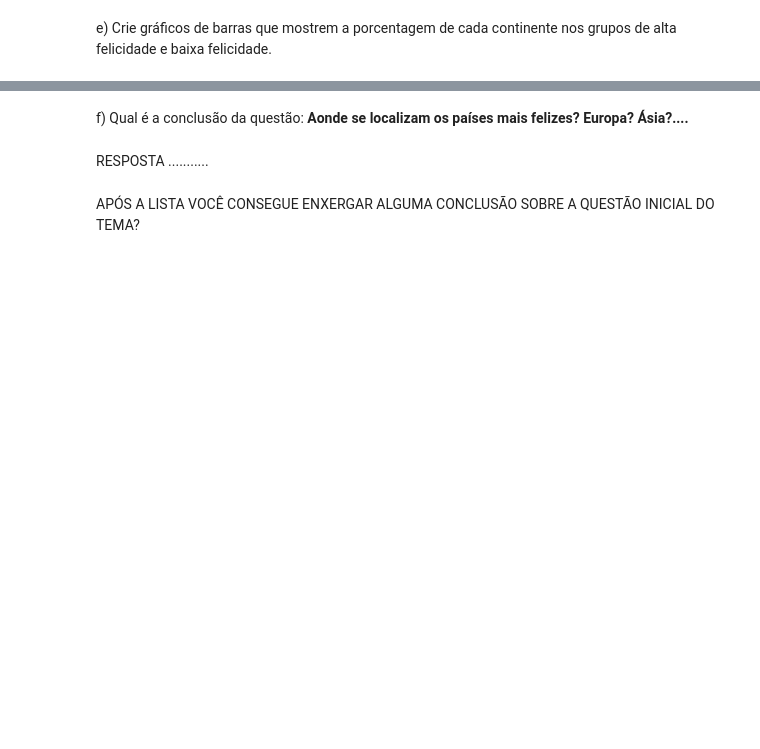
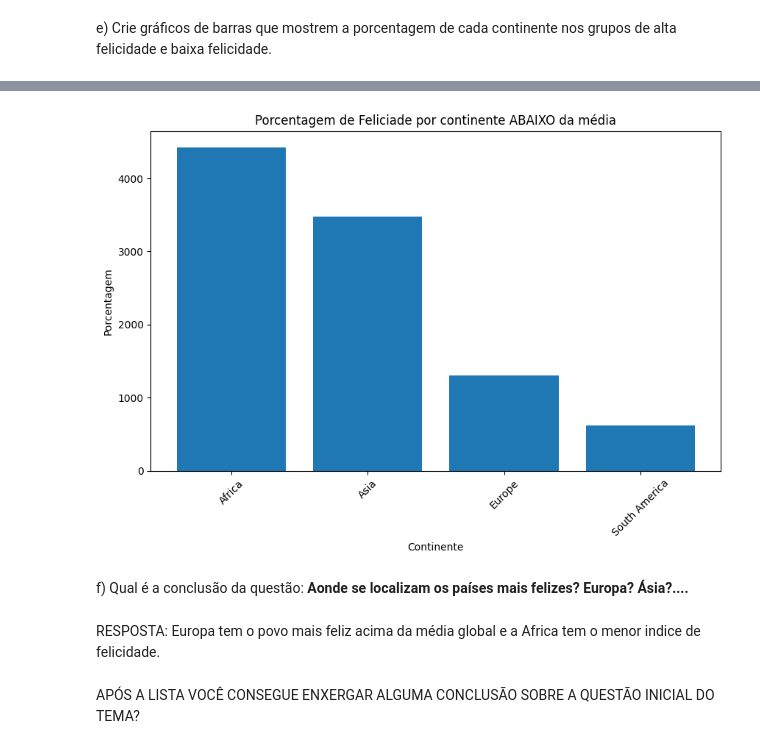
Before and after one commit to tiagocazali/FEAdev, a Jupyter notebook: Lista_5.ipynb, the cells around one changed output, grey strips where cells are left out. Saved outputs shown, nothing was run; the diff lists cells and outputs as text; code cells hidden in the pictures; blank space fills up the shorter version.

```diff
--- a/Lista_5.ipynb
+++ b/Lista_5.ipynb
@@ -531,6 +546,18 @@ plt.show()
+# %%
+plt.figure(figsize=(10, 6))
+plt.bar(porcentagem_abaixo_da_media.index, porcentagem_abaixo_da_media)
+plt.title('Porcentagem de Feliciade por continente ABAIXO da média')
+plt.xlabel('Continente')
+plt.ylabel('Porcentagem')
+plt.xticks(rotation=45)
+
+# Exibir o gráfico
+plt.show()
+# %% [output]
+[figure, added]
 # %% [markdown]
 f)  Qual é a conclusão da questão: **Aonde se localizam os países mais felizes? Europa? Ásia?....**
-# %% [markdown]
-RESPOSTA ...........
+# %% [markdown]
+RESPOSTA: Europa tem o povo mais feliz acima da média global e a Africa tem o menor indice de felicidade.
 # %% [markdown]
 APÓS A LISTA VOCÊ CONSEGUE ENXERGAR ALGUMA CONCLUSÃO SOBRE A QUESTÃO INICIAL DO TEMA?
```
Also changed, not shown: parts of 6 cells of this notebook.
